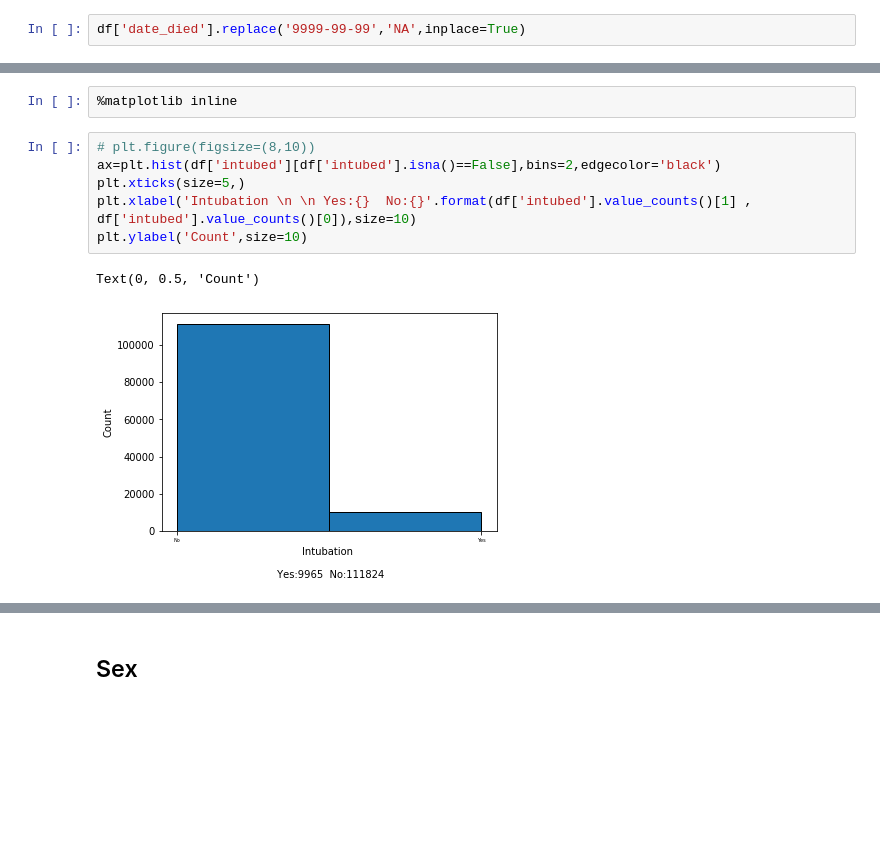
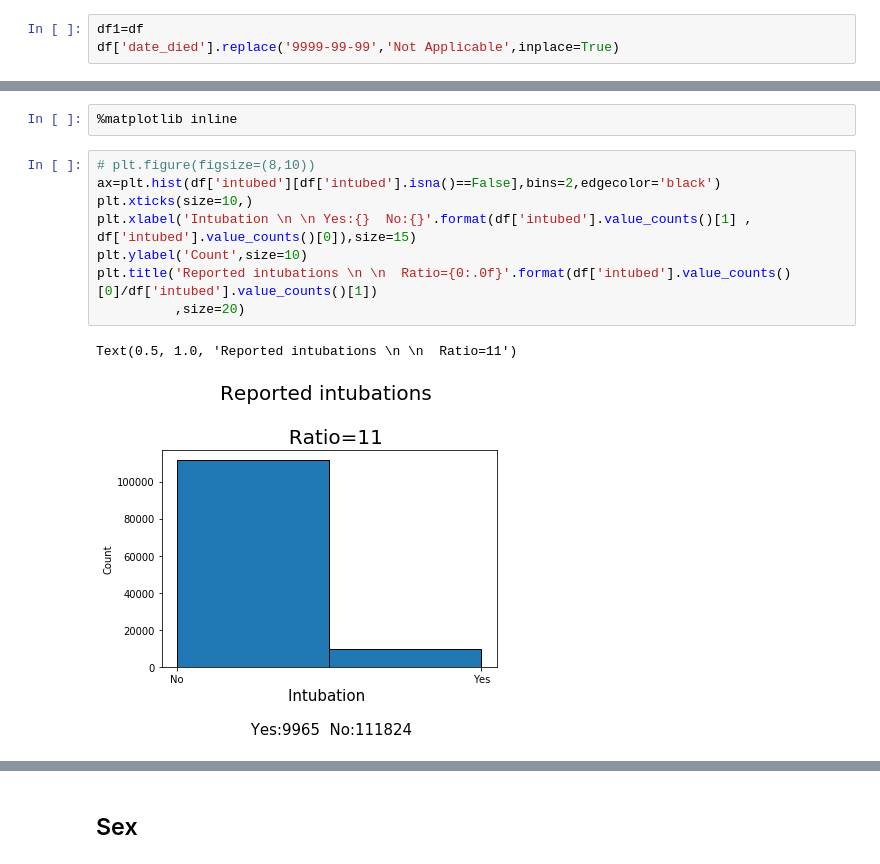
Before and after one commit to pandey-parth/IME672-Project, a Jupyter notebook: Untitled.ipynb, the cells around one changed output, grey strips where cells are left out. Drawn from its saved outputs; the diff is of its cells as text; blank space fills up the shorter version.

```diff
--- a/Untitled.ipynb
+++ b/Untitled.ipynb
@@ -127,7 +146,8 @@ df[date_cols]
 | 566601 | 2020-05-16 | 2020-05-16 |
 566602 rows × 2 columns
 # %%
-df['date_died'].replace('9999-99-99','NA',inplace=True)
+df1=df
+df['date_died'].replace('9999-99-99','Not Applicable',inplace=True)
 # %%
 df=df[['sex', 'patient_type', 'entry_date', 'date_symptoms', 'date_died', 'age',
        'intubed', 'pneumonia', 'pregnancy', 'diabetes', 'copd',
@@ -174,10 +200,12 @@ Name: intubed, dtype: int64
 # %%
 # plt.figure(figsize=(8,10))
 ax=plt.hist(df['intubed'][df['intubed'].isna()==False],bins=2,edgecolor='black')
-plt.xticks(size=5,)
-plt.xlabel('Intubation \n \n Yes:{}  No:{}'.format(df['intubed'].value_counts()[1] , df['intubed'].value_counts()[0]),size=10)
+plt.xticks(size=10,)
+plt.xlabel('Intubation \n \n Yes:{}  No:{}'.format(df['intubed'].value_counts()[1] , df['intubed'].value_counts()[0]),size=15)
 plt.ylabel('Count',size=10)
+plt.title('Reported intubations \n \n  Ratio={0:.0f}'.format(df['intubed'].value_counts()[0]/df['intubed'].value_counts()[1])
+          ,size=20)
 # %% [output]
-Text(0, 0.5, 'Count')
+Text(0.5, 1.0, 'Reported intubations \n \n  Ratio=11')
-[figure, old version]
+[figure, new version]
 # %%
```
Also changed, not shown: parts of 34 cells of this notebook.
